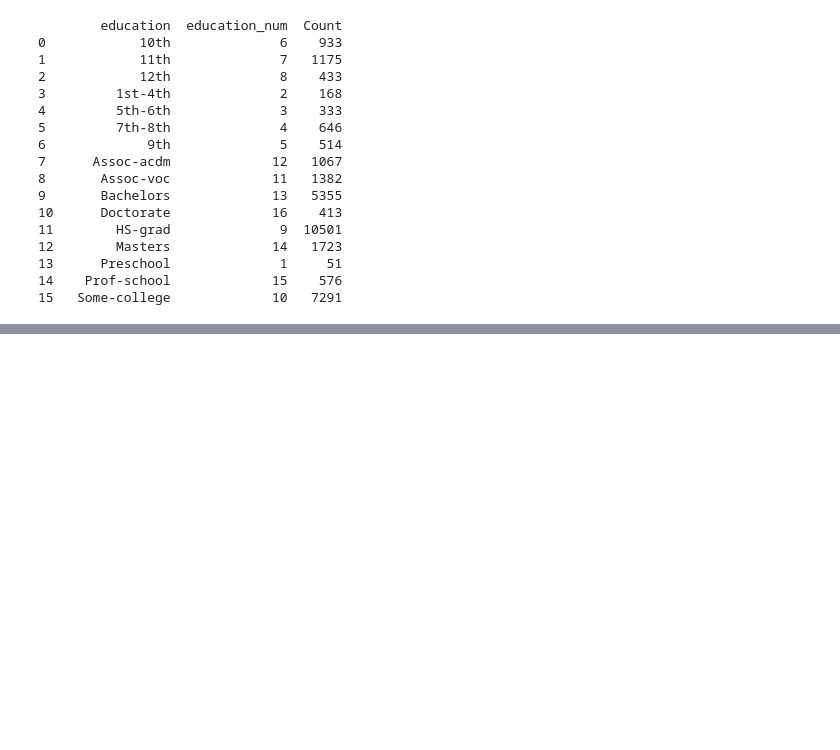
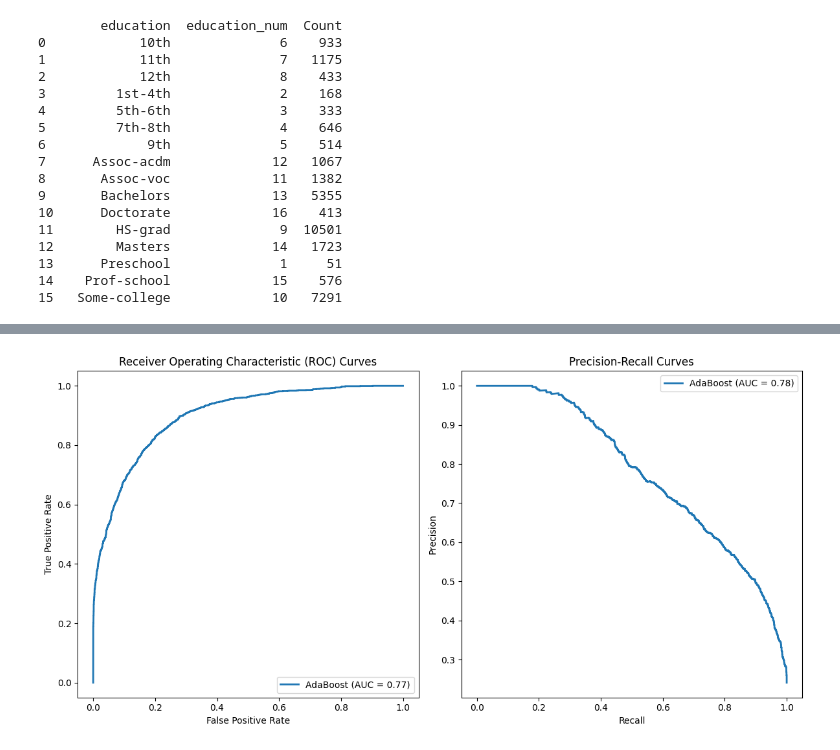
Before and after one commit to SamuelSonnenwald/GuteGruppeML, a Jupyter notebook: ML Group 2/ps_adaboost.ipynb, the cells around one changed output, grey strips where cells are left out. Cells and saved outputs as stored; diff of their text form; code cells hidden in the pictures; blank space fills up the shorter version.

```diff
--- a/ML Group 2/ps_adaboost.ipynb
+++ b/ML Group 2/ps_adaboost.ipynb
@@ -365,0 +531,4 @@ AUC: 0.7614933915932398
+# %%
+plot_roc_and_pr_curves(target_test, estimator_predictions, estimator_list, names)
+# %% [output]
+[figure, added]
```
Also changed, not shown: parts of 11 cells of this notebook.
